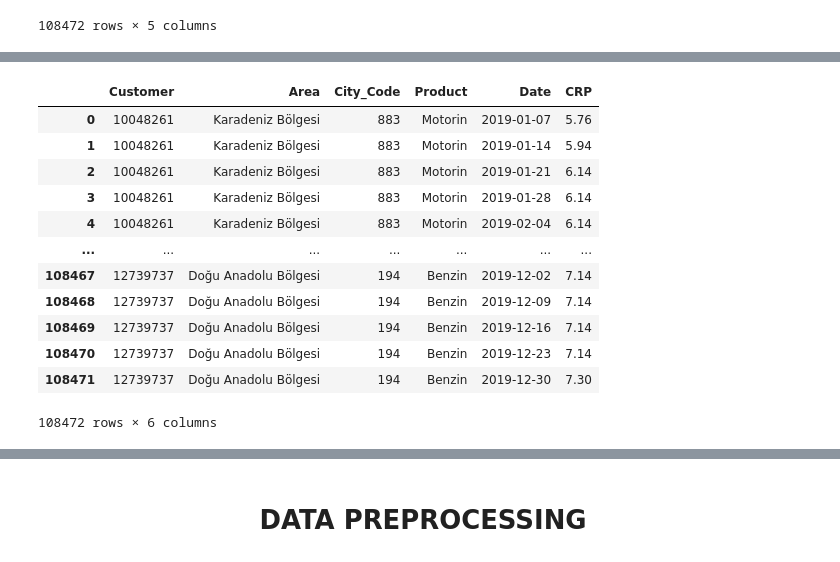
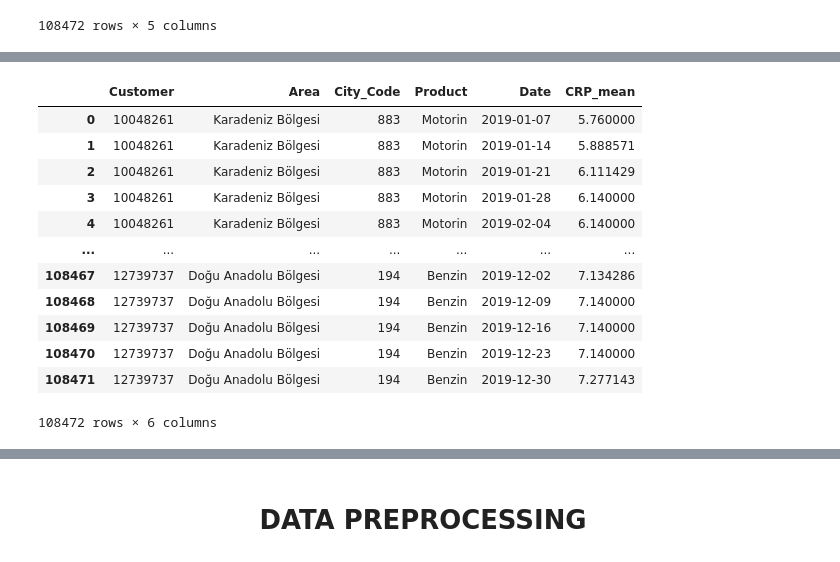
Before and after one commit to ata-turhan/Delta-ChatBot, a Jupyter notebook: Shell-GBDT.ipynb, the cells around one changed output, grey strips where cells are left out. Drawn from its saved outputs; the diff is of its cells as text; code cells hidden in the pictures.

```diff
--- a/Shell-GBDT.ipynb
+++ b/Shell-GBDT.ipynb
@@ -108,0 +211,7 @@ price
+# %%
+columns = []
+for col in train_grpd_by_date.columns[:-1]:
+    columns.append("".join(col))
+columns.append("_".join(train_grpd_by_date.columns[-1]))
+train_grpd_by_date.columns = columns
+train_grpd_by_date
@@ -127,6 +250,7 @@ train_price
 # %%
 test.drop(columns=["index"], inplace = True)
 test.rename(columns={"City Code":"City_Code", "Week Start Date":"Date"}, inplace = True)
+test["Date"] = pd.to_datetime(test['Date'])
 test
 # %% [output]
 |  | Customer | Area | City_Code | Product | Date |
@@ -144,0 +285,5 @@ test
+# %%
+price_grpd = price.set_index(price.Date)["2018-12-08":].groupby([pd.Grouper(key='Date', freq='W'), 'City_Code', "Product",]).agg({"CRP":["mean"]})
+price_grpd.reset_index(inplace = True)
+price_grpd["Date"] = price_grpd["Date"] + pd.DateOffset(1)
+price_grpd
@@ -144,0 +305,7 @@ test
+# %%
+columns = []
+for col in price_grpd.columns[:-1]:
+    columns.append("".join(col))
+columns.append("_".join(price_grpd.columns[-1]))
+price_grpd.columns = columns
+price_grpd
@@ -145,17 +326,17 @@ test
 # %%
-test_price = pd.merge(test, price, on = ["City_Code", "Date", "Product"], how = "left")
+test_price = pd.merge(test, price_grpd, on = ["City_Code", "Date", "Product"], how = "left")
 test_price
 # %% [output]
-|  | Customer | Area | City_Code | Product | Date | CRP |
-| 0 | 10048261 | Karadeniz Bölgesi | 883 | Motorin | 2019-01-07 | 5.76 |
-| 1 | 10048261 | Karadeniz Bölgesi | 883 | Motorin | 2019-01-14 | 5.94 |
-| 2 | 10048261 | Karadeniz Bölgesi | 883 | Motorin | 2019-01-21 | 6.14 |
-| 3 | 10048261 | Karadeniz Bölgesi | 883 | Motorin | 2019-01-28 | 6.14 |
-| 4 | 10048261 | Karadeniz Bölgesi | 883 | Motorin | 2019-02-04 | 6.14 |
+|  | Customer | Area | City_Code | Product | Date | CRP_mean |
+| 0 | 10048261 | Karadeniz Bölgesi | 883 | Motorin | 2019-01-07 | 5.760000 |
+| 1 | 10048261 | Karadeniz Bölgesi | 883 | Motorin | 2019-01-14 | 5.888571 |
+| 2 | 10048261 | Karadeniz Bölgesi | 883 | Motorin | 2019-01-21 | 6.111429 |
+| 3 | 10048261 | Karadeniz Bölgesi | 883 | Motorin | 2019-01-28 | 6.140000 |
+| 4 | 10048261 | Karadeniz Bölgesi | 883 | Motorin | 2019-02-04 | 6.140000 |
 | ... | ... | ... | ... | ... | ... | ... |
-| 108467 | 12739737 | Doğu Anadolu Bölgesi | 194 | Benzin | 2019-12-02 | 7.14 |
-| 108468 | 12739737 | Doğu Anadolu Bölgesi | 194 | Benzin | 2019-12-09 | 7.14 |
-| 108469 | 12739737 | Doğu Anadolu Bölgesi | 194 | Benzin | 2019-12-16 | 7.14 |
-| 108470 | 12739737 | Doğu Anadolu Bölgesi | 194 | Benzin | 2019-12-23 | 7.14 |
-| 108471 | 12739737 | Doğu Anadolu Bölgesi | 194 | Benzin | 2019-12-30 | 7.30 |
+| 108467 | 12739737 | Doğu Anadolu Bölgesi | 194 | Benzin | 2019-12-02 | 7.134286 |
+| 108468 | 12739737 | Doğu Anadolu Bölgesi | 194 | Benzin | 2019-12-09 | 7.140000 |
+| 108469 | 12739737 | Doğu Anadolu Bölgesi | 194 | Benzin | 2019-12-16 | 7.140000 |
+| 108470 | 12739737 | Doğu Anadolu Bölgesi | 194 | Benzin | 2019-12-23 | 7.140000 |
+| 108471 | 12739737 | Doğu Anadolu Bölgesi | 194 | Benzin | 2019-12-30 | 7.277143 |
 108472 rows × 6 columns
```
Also changed, not shown: parts of 33 cells of this notebook.
